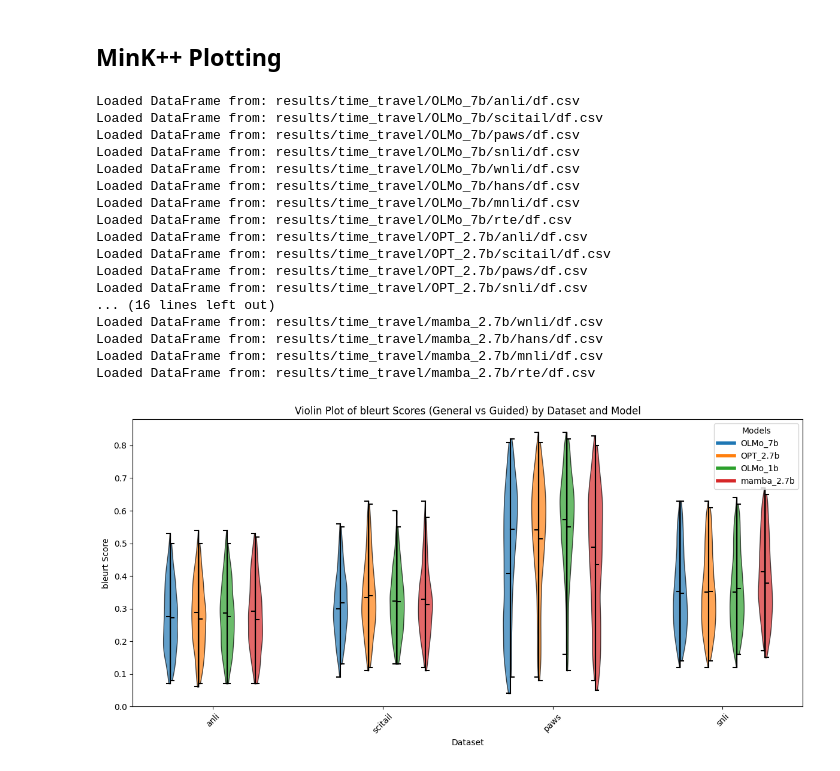
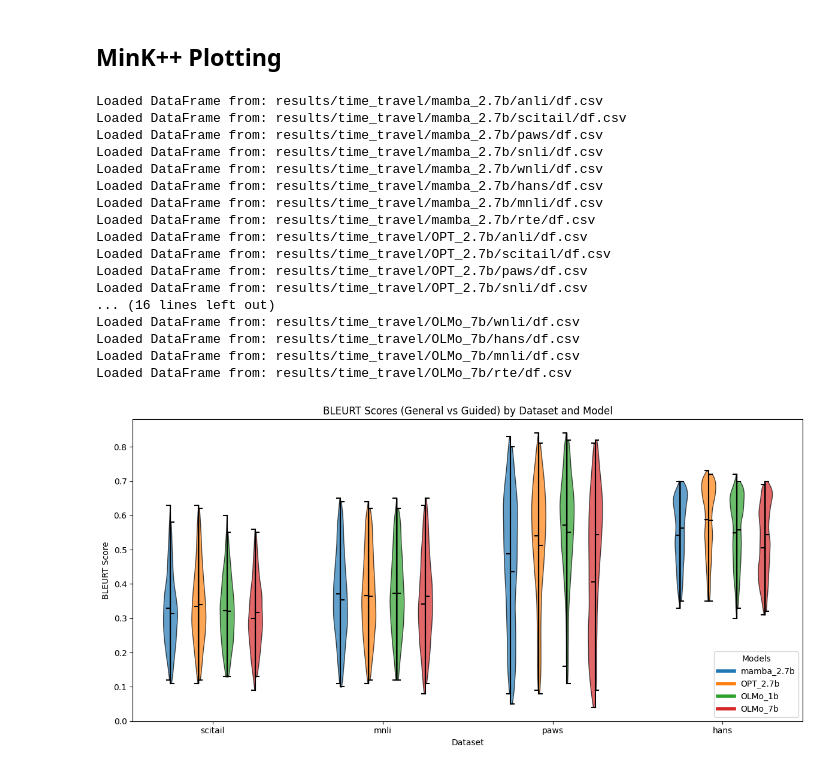
Before and after one commit to ilboglions/DL2024, a Jupyter notebook: notebooks/time_travel.ipynb, the cells around one changed output. Drawn from its saved outputs; the diff is of its cells as text; code cells hidden in the pictures.

```diff
--- a/notebooks/time_travel.ipynb
+++ b/notebooks/time_travel.ipynb
@@ -22,7 +22,7 @@ def remove_outliers(df, column_name):
 # %%
 dataframes = []
 
-for subfolder in os.listdir(source):
+for subfolder in ['mamba_2.7b', 'OPT_2.7b', 'OLMo_1b', 'OLMo_7b']: #os.listdir(source):
   subfolder_path = os.path.join(source, subfolder)
   if os.path.isdir(subfolder_path):  # Check if it's a directory
     for sub_subfolder in os.listdir(subfolder_path):
@@ -44,29 +44,30 @@ for subfolder in os.listdir(source):
         else:
           print(f"No df.csv found in: {sub_subfolder_path}")
 # %% [output]
-Loaded DataFrame from: results/time_travel/OLMo_7b/anli/df.csv
-Loaded DataFrame from: results/time_travel/OLMo_7b/scitail/df.csv
-Loaded DataFrame from: results/time_travel/OLMo_7b/paws/df.csv
-Loaded DataFrame from: results/time_travel/OLMo_7b/snli/df.csv
-Loaded DataFrame from: results/time_travel/OLMo_7b/wnli/df.csv
-Loaded DataFrame from: results/time_travel/OLMo_7b/hans/df.csv
-Loaded DataFrame from: results/time_travel/OLMo_7b/mnli/df.csv
-Loaded DataFrame from: results/time_travel/OLMo_7b/rte/df.csv
+Loaded DataFrame from: results/time_travel/mamba_2.7b/anli/df.csv
+Loaded DataFrame from: results/time_travel/mamba_2.7b/scitail/df.csv
+Loaded DataFrame from: results/time_travel/mamba_2.7b/paws/df.csv
+Loaded DataFrame from: results/time_travel/mamba_2.7b/snli/df.csv
+Loaded DataFrame from: results/time_travel/mamba_2.7b/wnli/df.csv
+Loaded DataFrame from: results/time_travel/mamba_2.7b/hans/df.csv
+Loaded DataFrame from: results/time_travel/mamba_2.7b/mnli/df.csv
+Loaded DataFrame from: results/time_travel/mamba_2.7b/rte/df.csv
 Loaded DataFrame from: results/time_travel/OPT_2.7b/anli/df.csv
 Loaded DataFrame from: results/time_travel/OPT_2.7b/scitail/df.csv
 Loaded DataFrame from: results/time_travel/OPT_2.7b/paws/df.csv
 Loaded DataFrame from: results/time_travel/OPT_2.7b/snli/df.csv
 ... (16 lines left out)
-Loaded DataFrame from: results/time_travel/mamba_2.7b/wnli/df.csv
-Loaded DataFrame from: results/time_travel/mamba_2.7b/hans/df.csv
-Loaded DataFrame from: results/time_travel/mamba_2.7b/mnli/df.csv
-Loaded DataFrame from: results/time_travel/mamba_2.7b/rte/df.csv
+Loaded DataFrame from: results/time_travel/OLMo_7b/wnli/df.csv
+Loaded DataFrame from: results/time_travel/OLMo_7b/hans/df.csv
+Loaded DataFrame from: results/time_travel/OLMo_7b/mnli/df.csv
+Loaded DataFrame from: results/time_travel/OLMo_7b/rte/df.csv
 # %%
 # Combine all dataframes into one
 combined_df = pd.concat(dataframes, ignore_index=True)
 
 # Prepare the data for the violin plot
-datasets = combined_df['Dataset'].unique()[:4]
+datasets = ['scitail', 'mnli', 'paws', 'hans'] #combined_df['Dataset'].unique()
+# datasets = list(set(combined_df['Dataset'].unique()) - set(datasets))
 models = combined_df['Model'].unique()
 
 # Create a dictionary to hold data for each dataset and model
@@ -112,38 +113,38 @@ for line_type in ['cmeans', 'cmins', 'cmaxes', 'cbars']:
         violin_parts_left[line_type].set_color('black')
 
 for line_type in ['cmeans', 'cmins', 'cmaxes', 'cbars']:
     if line_type in violin_parts_right:
         violin_parts_right[line_type].set_color('black')
 
 # Add colors to the violins for the left side (general)
 for i, pc in enumerate(violin_parts_left['bodies']):
     model = models[i % len(models)]  # Cycle through models
     pc.set_facecolor(model_color_map[model])
     pc.set_edgecolor('black')
     pc.set_alpha(0.7)
 
 # Add colors to the violins for the right side (guided)
 for i, pc in enumerate(violin_parts_right['bodies']):
     model = models[i % len(models)]  # Cycle through models
     pc.set_facecolor(model_color_map[model])
     pc.set_edgecolor('black')
     pc.set_alpha(0.7)
 
 # Customize the X-axis
 ax.set_xticks(dataset_positions)
-ax.set_xticklabels(datasets, rotation=45)
+ax.set_xticklabels(datasets, rotation=0)
 ax.set_xlabel("Dataset")
-ax.set_ylabel(f"{metric} Score")
-ax.set_title(f"Violin Plot of {metric} Scores (General vs Guided) by Dataset and Model")
+ax.set_ylabel(f"BLEURT Score")
+ax.set_title(f"BLEURT Scores (General vs Guided) by Dataset and Model")
 
 # Add a legend for the models
 handles = [plt.Line2D([0], [0], color=model_color_map[model], lw=4, label=model) for model in models]
-ax.legend(handles=handles, title="Models", loc="upper right")
+ax.legend(handles=handles, title="Models", loc="lower right")
 
 plt.tight_layout()
 plt.show()
 # %% [output]
-[figure, old version]
+[figure, new version]
 # %%
 # Number of datasets
 num_datasets = len(violin_data_left)
```
Also changed, not shown: parts of 2 cells of this notebook, 1 other file.
